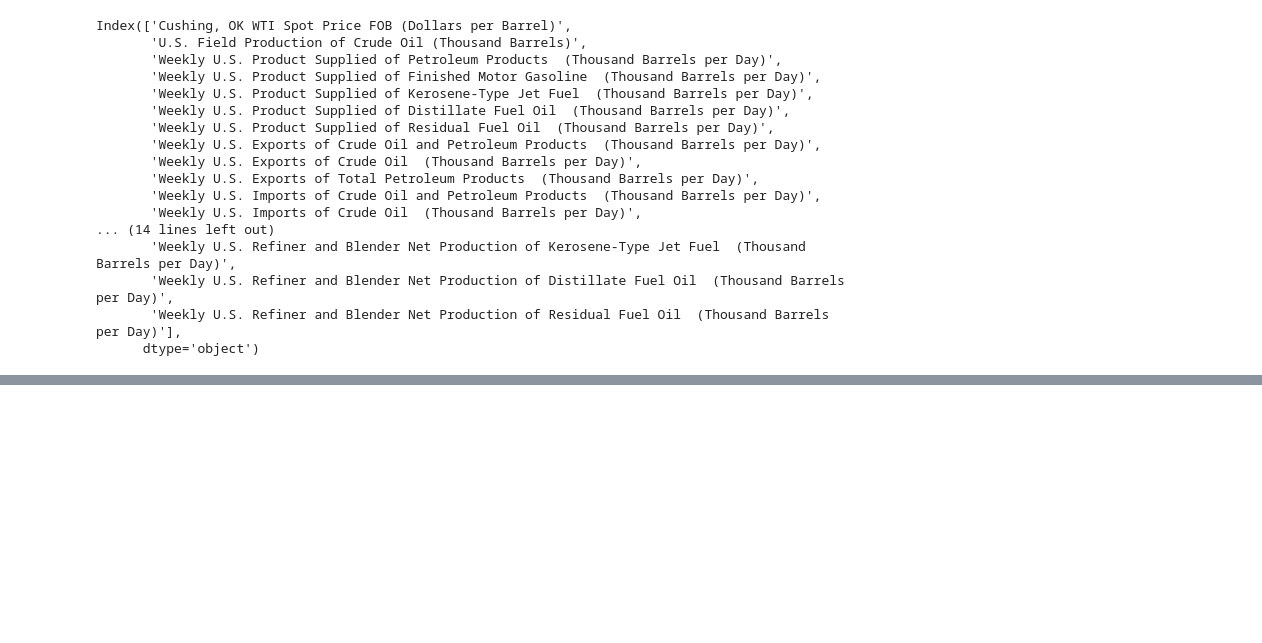
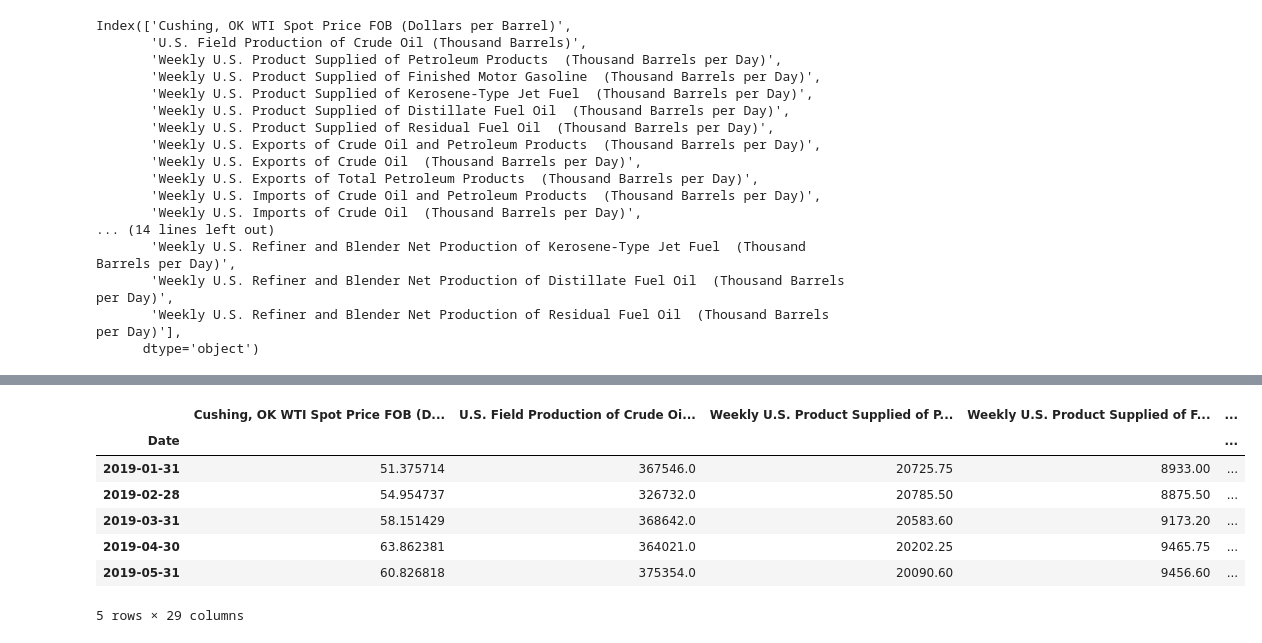
Before and after one commit to VeeLeeKoh/inventors_sprint, a Jupyter notebook: Sprint_Handling NaN .ipynb, the cells around one changed output, grey strips where cells are left out. Saved outputs shown, nothing was run; the diff lists cells and outputs as text; code cells hidden in the pictures; blank space fills up the shorter version.

```diff
--- a/Sprint_Handling NaN .ipynb
+++ b/Sprint_Handling NaN .ipynb
@@ -108,0 +101,11 @@ ax.plot(valid['Cushing, OK WTI Spot Price FOB (Dollars per Barrel)'], label="x**
+# %%
+test.tail()
+# %% [output]
+|  | Cushing, OK WTI Spot Price FOB (D... | U.S. Field Production of Crude Oi... | Weekly U.S. Product Supplied of P... | Weekly U.S. Product Supplied of F... | ... |
+| Date |  |  |  |  | ... |
+| 2019-01-31 | 51.375714 | 367546.0 | 20725.75 | 8933.00 | ... |
+| 2019-02-28 | 54.954737 | 326732.0 | 20785.50 | 8875.50 | ... |
+| 2019-03-31 | 58.151429 | 368642.0 | 20583.60 | 9173.20 | ... |
+| 2019-04-30 | 63.862381 | 364021.0 | 20202.25 | 9465.75 | ... |
+| 2019-05-31 | 60.826818 | 375354.0 | 20090.60 | 9456.60 | ... |
+5 rows × 29 columns
```
Also changed, not shown: parts of 8 cells of this notebook.
